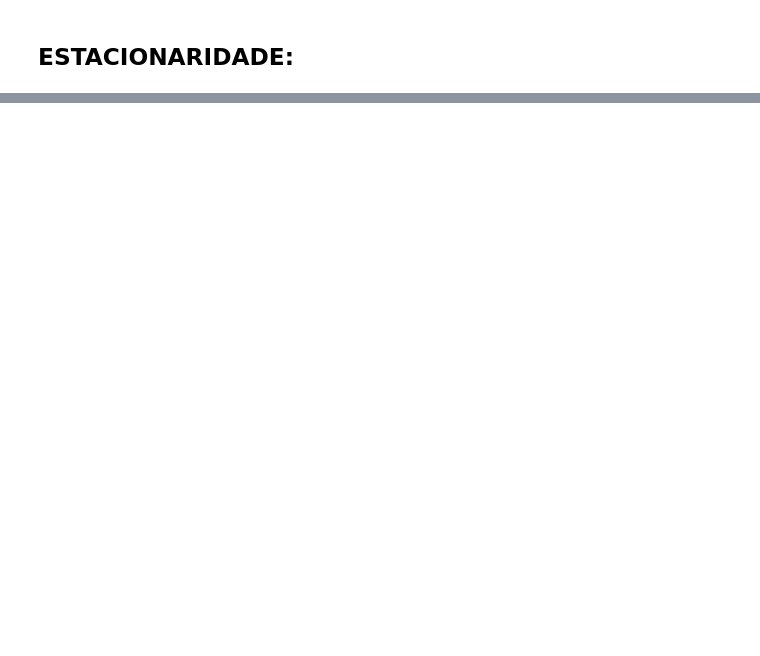
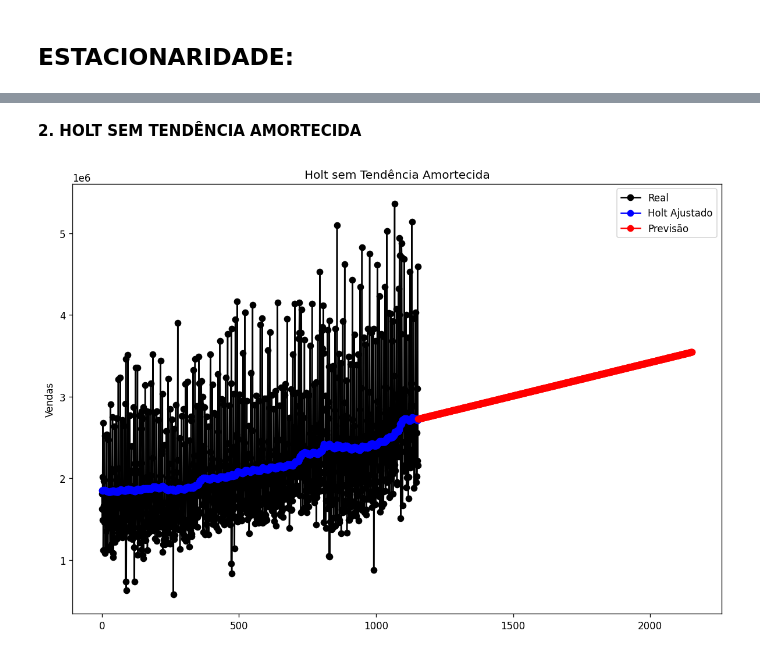
Before and after one commit to JMCVALE/ASN-ROCKS-, a Jupyter notebook: SERIES_TEMPORAIS_Previsão_de_Vendas_diarias.ipynb, the cells around one changed output, grey strips where cells are left out. Drawn from its saved outputs; the diff is of its cells as text; code cells hidden in the pictures; blank space fills up the shorter version.

```diff
--- a/SERIES_TEMPORAIS_Previsão_de_Vendas_diarias.ipynb
+++ b/SERIES_TEMPORAIS_Previsão_de_Vendas_diarias.ipynb
@@ -616,0 +663,19 @@ A série não é estacionária.
+# %% [markdown]
+**2. HOLT SEM TENDÊNCIA AMORTECIDA**
+# %%
+fit1_ht = Holt( y, damped_trend=False, initialization_method="estimated").fit()
+fcast1_ht = fit1_ht.forecast(1000)
+fcast1_ht = fcast1_ht.rename("Additive")
+
+plt.figure(figsize=(12,8))
+
+plt.plot(y, marker='o', color='black')
+plt.plot(fit1_ht.fittedvalues, marker='o', color='blue')
+plt.plot(fcast1_ht, marker='o', color='red')
+plt.legend(['Real', 'Holt Ajustado','Previsão'])
+plt.title('Holt sem Tendência Amortecida')
+plt.ylabel('Vendas')
+
+plt.show()
+# %% [output]
+[figure, added]
```
Also changed, not shown: parts of 29 cells of this notebook.
